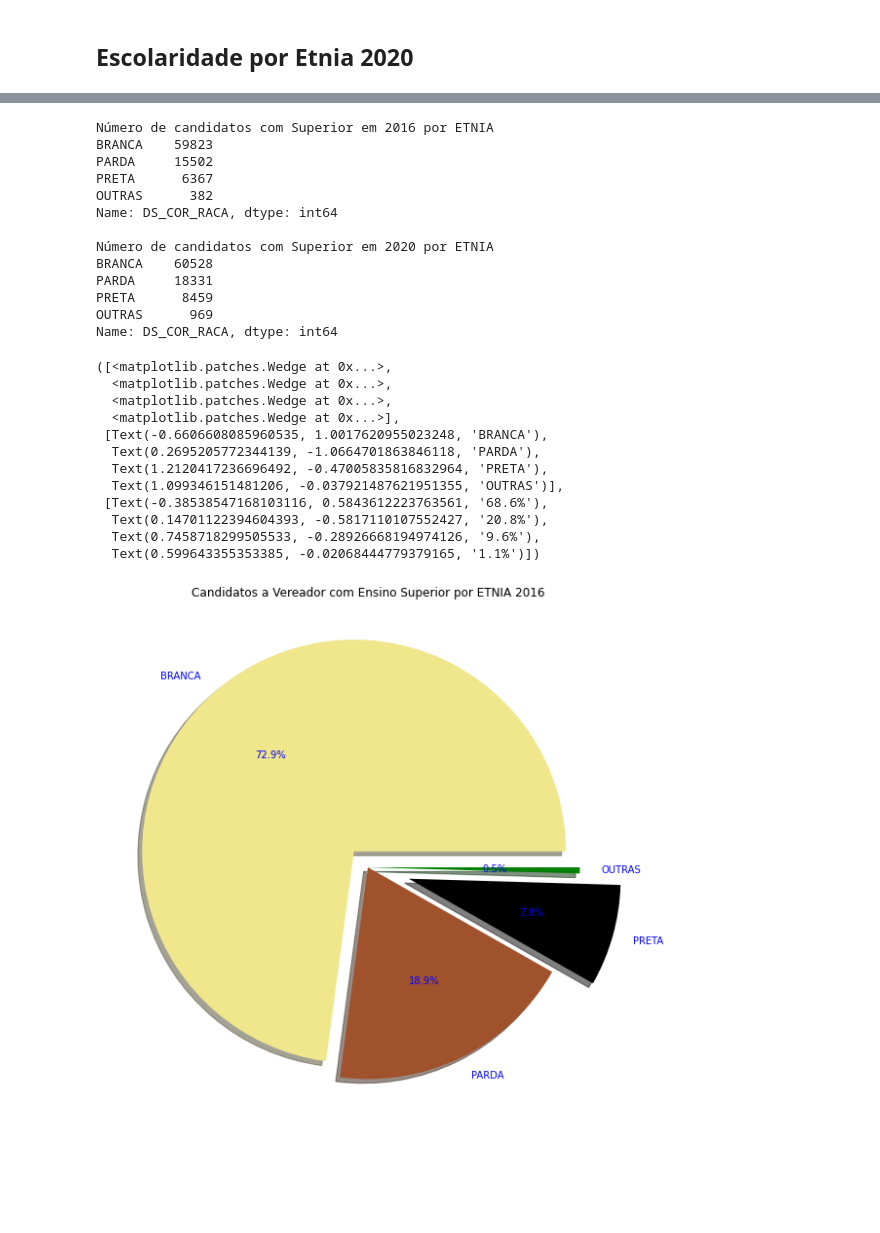
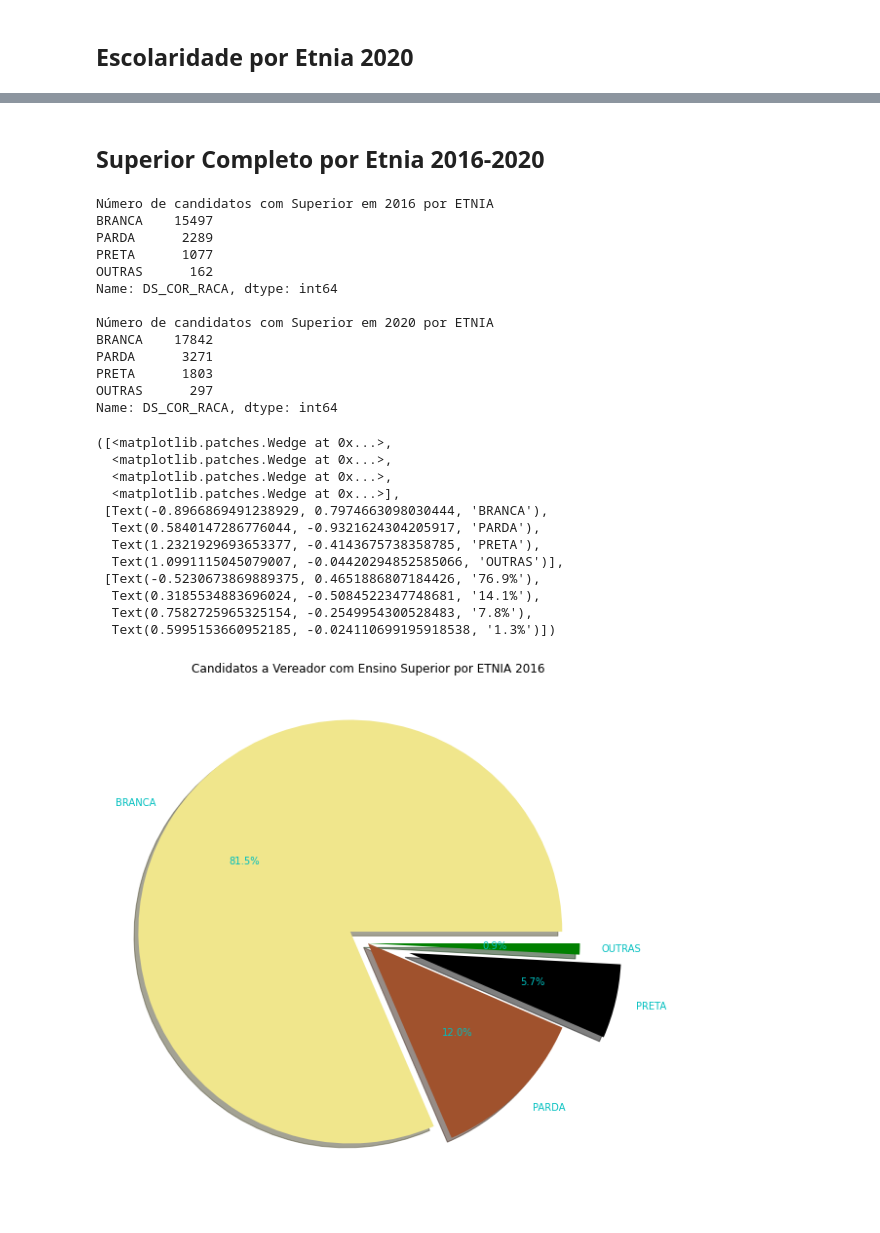
Before and after one commit to Rafael-Caje/Analise-da-Escolaridade-Vereadores-2016-2020-SP, a Jupyter notebook: Escolaridade Vereadores 2016-2020 - SP.ipynb, the cells around one changed output, grey strips where cells are left out. Cells and saved outputs as stored; diff of their text form; code cells hidden in the pictures; blank space fills up the shorter version.

```diff
--- a/Escolaridade Vereadores 2016-2020 - SP.ipynb
+++ b/Escolaridade Vereadores 2016-2020 - SP.ipynb
@@ -242,5 +231,7 @@ Name: DS_COR_RACA, dtype: object
+# %% [markdown]
+## Superior Completo por Etnia 2016-2020
 # %%
-df_cargo1 = df1.query('DS_CARGO == "VEREADOR"')
+df_cargo1 = df1.query('DS_CARGO == "VEREADOR" & DS_GRAU_INSTRUCAO == "SUPERIOR COMPLETO"')
 df_cargo1 = df_cargo1.set_index('DS_CARGO')
 df_cargo1['DS_COR_RACA'] = df_cargo1['DS_COR_RACA'].map({'AMARELA': 'OUTRAS',
                                                          'INDÍGENA': 'OUTRAS',
@@ -255,50 +246,50 @@ plt.figure(figsize=(10,10))
 labels = ['BRANCA', 'PARDA', 'PRETA', 'OUTRAS']
 colors = ['khaki', 'sienna', 'black', 'green']
 explode = (0.1, 0, 0.2, 0)
 plt.title("Candidatos a Vereador com Ensino Superior por ETNIA 2016")
-plt.pie(raca2016, labels=labels, autopct='%1.1f%%', textprops=dict(color='b'), colors=colors, shadow = True, explode=explode)
+plt.pie(raca2016, labels=labels, autopct='%1.1f%%', textprops=dict(color='c'), colors=colors, shadow = True, explode=explode)
 
-df_cargo2 = df2.query('DS_CARGO == "VEREADOR"')
+df_cargo2 = df2.query('DS_CARGO == "VEREADOR" & DS_GRAU_INSTRUCAO == "SUPERIOR COMPLETO"')
 df_cargo2 = df_cargo2.set_index('DS_CARGO')
 df_cargo2['DS_COR_RACA'] = df_cargo2['DS_COR_RACA'].map({'AMARELA': 'OUTRAS',
                                                          'INDÍGENA': 'OUTRAS',
                                                          'SEM INFORMAÇÃO': 'OUTRAS',
                                                          'NÃO DIVULGÁVEL': 'OUTRAS'}).fillna(df_cargo2['DS_COR_RACA'])
 df_cargo2 = df_cargo2.reset_index()
 raca2020 = df_cargo2['DS_COR_RACA'].value_counts()
 print ('Número de candidatos com Superior em 2020 por ETNIA')
 print (raca2020)
 print()
 plt.figure(figsize=(10,10))
 labels = ['BRANCA', 'PARDA', 'PRETA', 'OUTRAS']
 colors = ['khaki', 'sienna', 'black', 'green']
 explode = (0.1, 0, 0.2, 0)
 plt.title("Candidatos a Vereador com Ensino Superior por ETNIA 2020")
-plt.pie(raca2020, labels=labels, autopct='%1.1f%%', textprops=dict(color='b'), colors=colors, shadow = True, explode=explode)
+plt.pie(raca2020, labels=labels, autopct='%1.1f%%', textprops=dict(color='c'), colors=colors, shadow = True, explode=explode)
 # %% [output]
 Número de candidatos com Superior em 2016 por ETNIA
-BRANCA    59823
-PARDA     15502
-PRETA      6367
-OUTRAS      382
+BRANCA    15497
+PARDA      2289
+PRETA      1077
+OUTRAS      162
 Name: DS_COR_RACA, dtype: int64
 
 Número de candidatos com Superior em 2020 por ETNIA
-BRANCA    60528
-PARDA     18331
-PRETA      8459
-OUTRAS      969
+BRANCA    17842
+PARDA      3271
+PRETA      1803
+OUTRAS      297
 Name: DS_COR_RACA, dtype: int64
 ([<matplotlib.patches.Wedge at 0x...>,
   <matplotlib.patches.Wedge at 0x...>,
   <matplotlib.patches.Wedge at 0x...>,
   <matplotlib.patches.Wedge at 0x...>],
- [Text(-0.6606608085960535, 1.0017620955023248, 'BRANCA'),
-  Text(0.2695205772344139, -1.0664701863846118, 'PARDA'),
-  Text(1.2120417236696492, -0.47005835816832964, 'PRETA'),
-  Text(1.099346151481206, -0.037921487621951355, 'OUTRAS')],
- [Text(-0.38538547168103116, 0.5843612223763561, '68.6%'),
-  Text(0.14701122394604393, -0.5817110107552427, '20.8%'),
-  Text(0.7458718299505533, -0.28926668194974126, '9.6%'),
-  Text(0.599643355353385, -0.02068444779379165, '1.1%')])
+ [Text(-0.8966869491238929, 0.7974663098030444, 'BRANCA'),
+  Text(0.5840147286776044, -0.9321624304205917, 'PARDA'),
+  Text(1.2321929693653377, -0.4143675738358785, 'PRETA'),
+  Text(1.0991115045079007, -0.04420294852585066, 'OUTRAS')],
+ [Text(-0.5230673869889375, 0.4651886807184426, '76.9%'),
+  Text(0.3185534883696024, -0.5084522347748681, '14.1%'),
+  Text(0.7582725965325154, -0.2549954300528483, '7.8%'),
+  Text(0.5995153660952185, -0.024110699195918538, '1.3%')])
-[figure, old version]
+[figure, new version]
```
Also changed, not shown: parts of 2 cells of this notebook.
